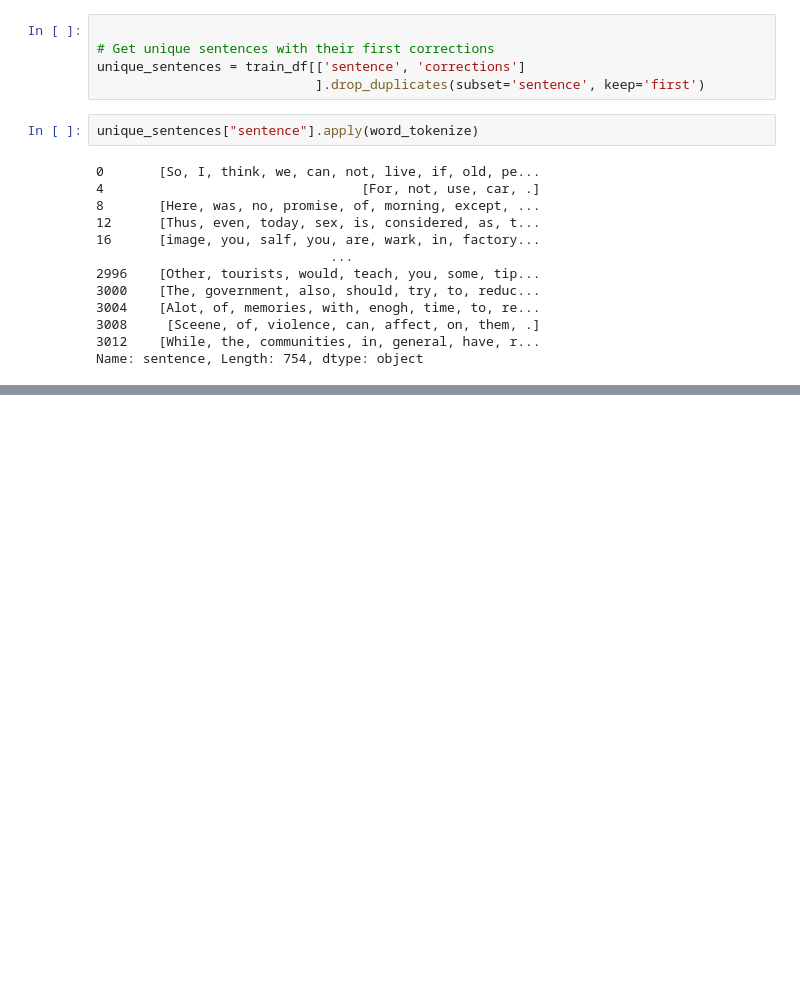
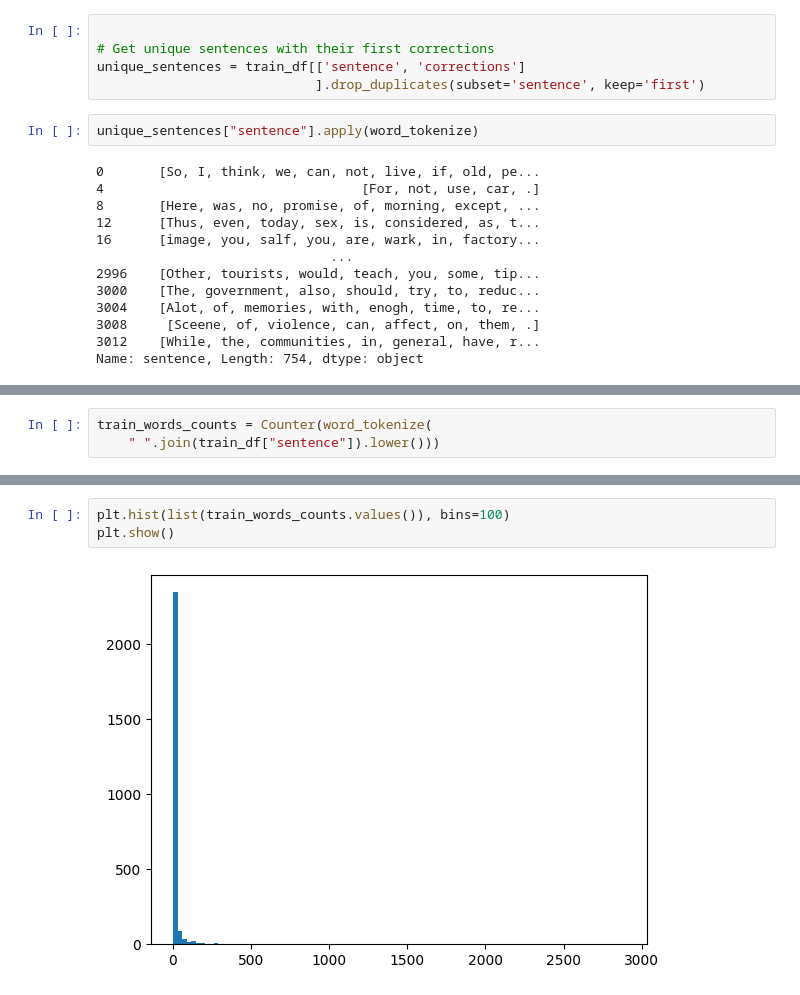
Before and after one commit to Mohitag94/grammar_correction, a Jupyter notebook: test.ipynb, the cells around one changed output, grey strips where cells are left out. Drawn from its saved outputs; the diff is of its cells as text; blank space fills up the shorter version.

```diff
--- a/test.ipynb
+++ b/test.ipynb
@@ -2379,0 +2380,3 @@ Name: sentence, Length: 754, dtype: object
+# %%
+train_words_counts = Counter(word_tokenize(
+    " ".join(train_df["sentence"]).lower()))
@@ -2379,0 +2407,5 @@ Name: sentence, Length: 754, dtype: object
+# %%
+plt.hist(list(train_words_counts.values()), bins=100)
+plt.show()
+# %% [output]
+[figure, added]
```
Also changed, not shown: parts of 12 cells of this notebook, 3 other files.
